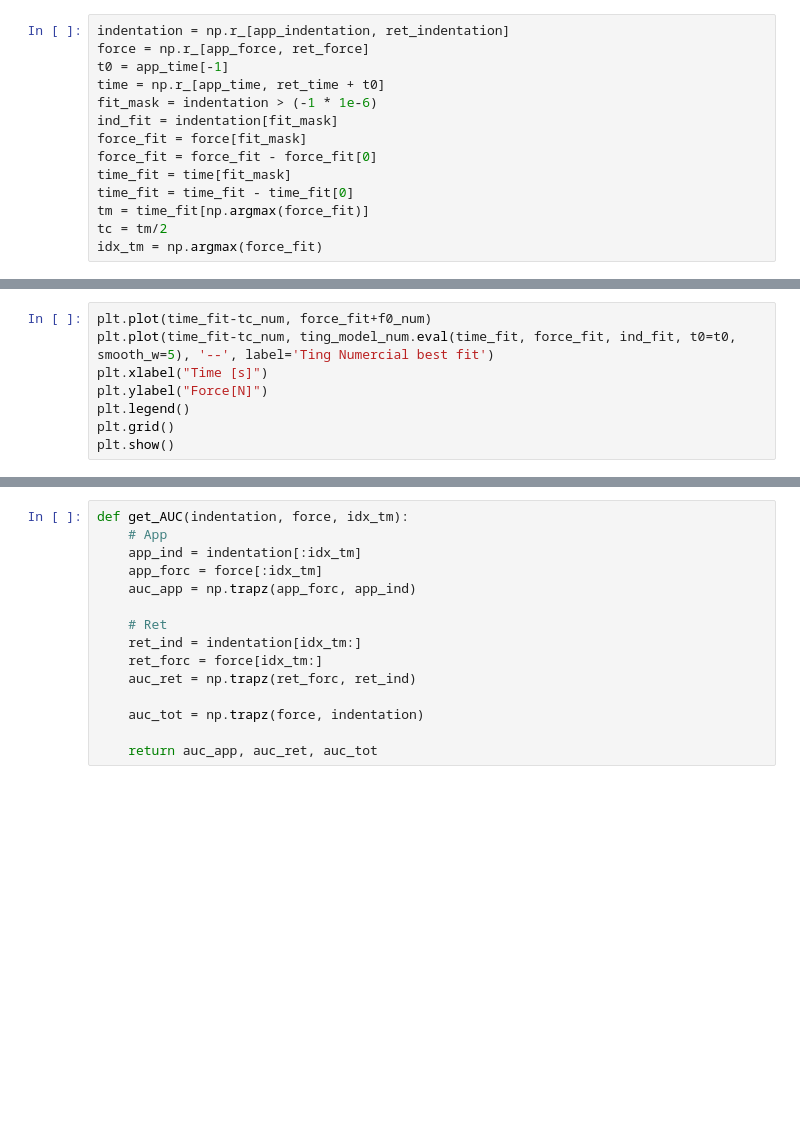
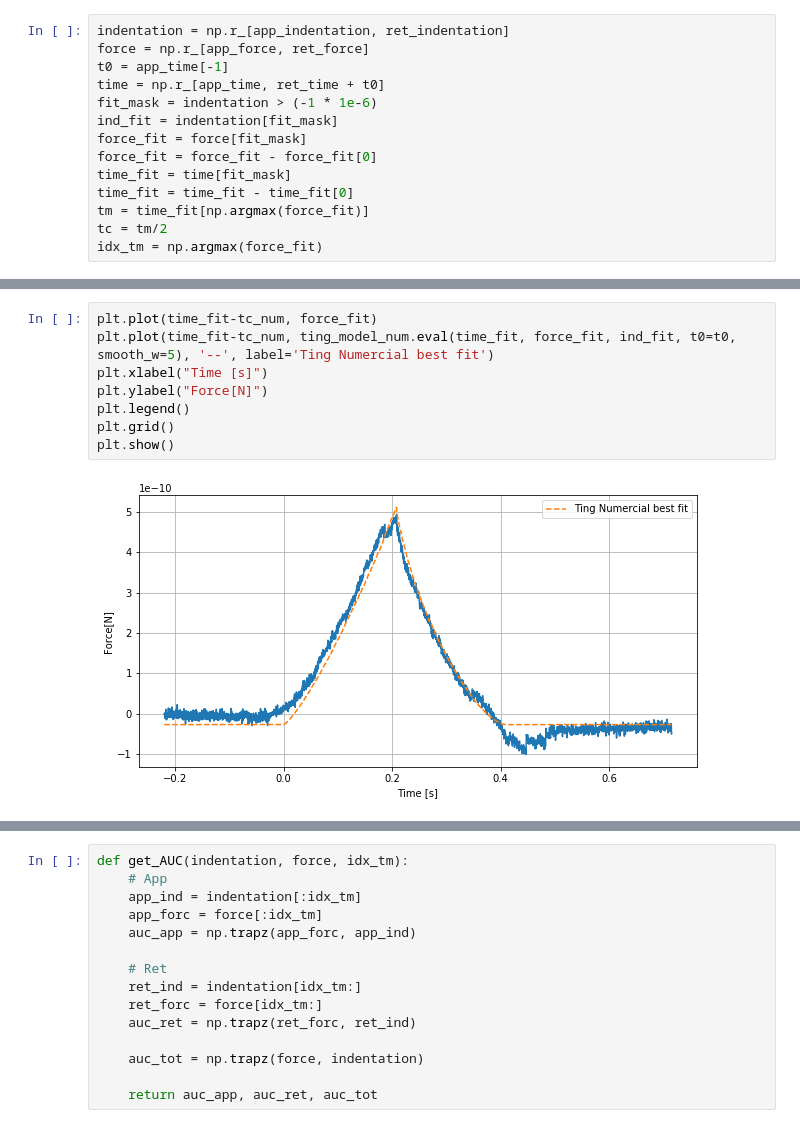
Before and after one commit to jlopezalo/PyFMRheo, a Jupyter notebook: examples/Ting Models Example.ipynb, the cells around one changed output, grey strips where cells are left out. Saved outputs shown, nothing was run; the diff lists cells and outputs as text; blank space fills up the shorter version.

```diff
--- a/examples/Ting Models Example.ipynb
+++ b/examples/Ting Models Example.ipynb
@@ -248,9 +352,11 @@ plt.show()
 # %%
-plt.plot(time_fit-tc_num, force_fit+f0_num)
+plt.plot(time_fit-tc_num, force_fit)
 plt.plot(time_fit-tc_num, ting_model_num.eval(time_fit, force_fit, ind_fit, t0=t0, smooth_w=5), '--', label='Ting Numercial best fit')
 plt.xlabel("Time [s]")
 plt.ylabel("Force[N]")
 plt.legend()
 plt.grid()
 plt.show()
+# %% [output]
+[figure, added]
 # %%
```
Also changed, not shown: parts of 23 cells of this notebook, 1 other file.
